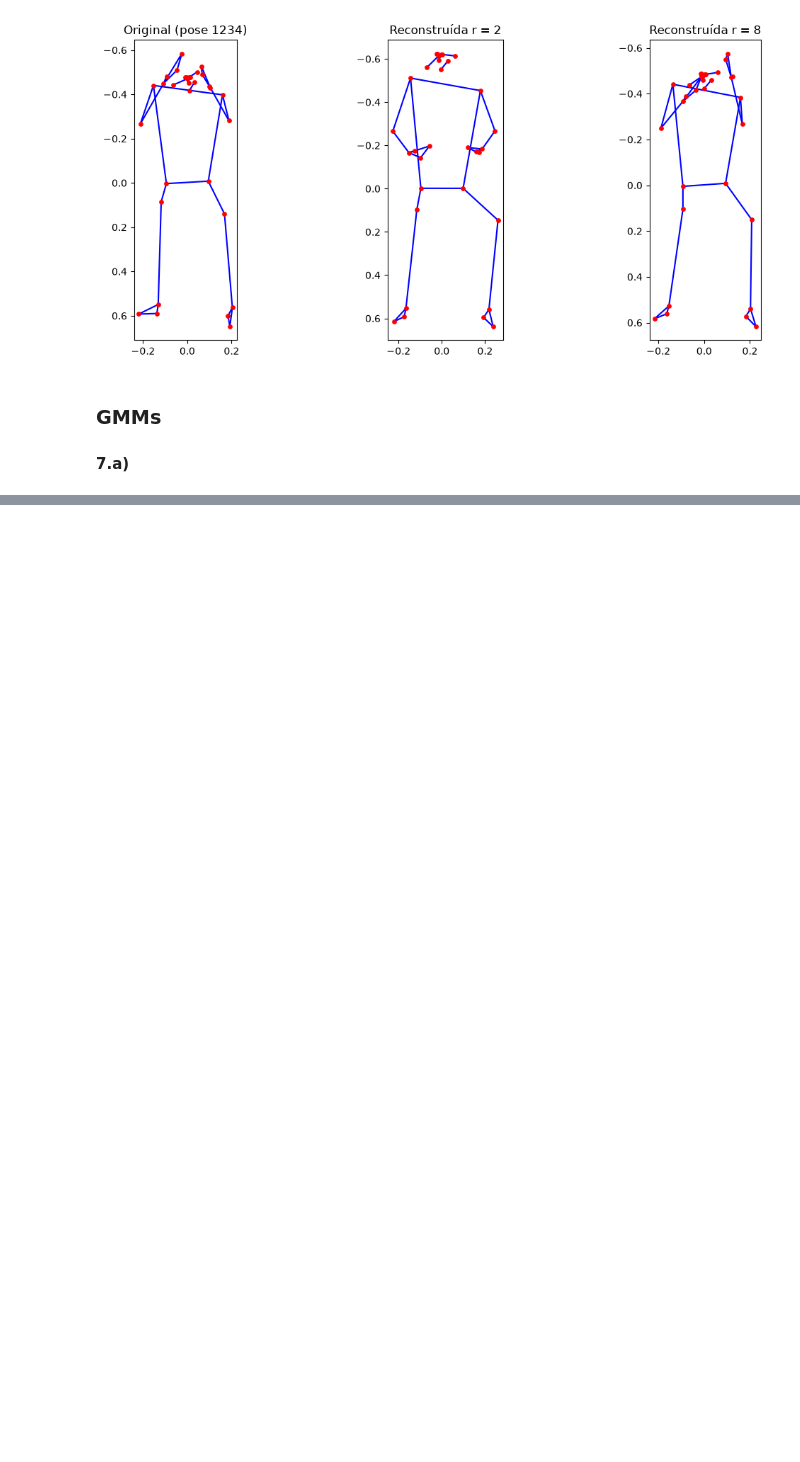
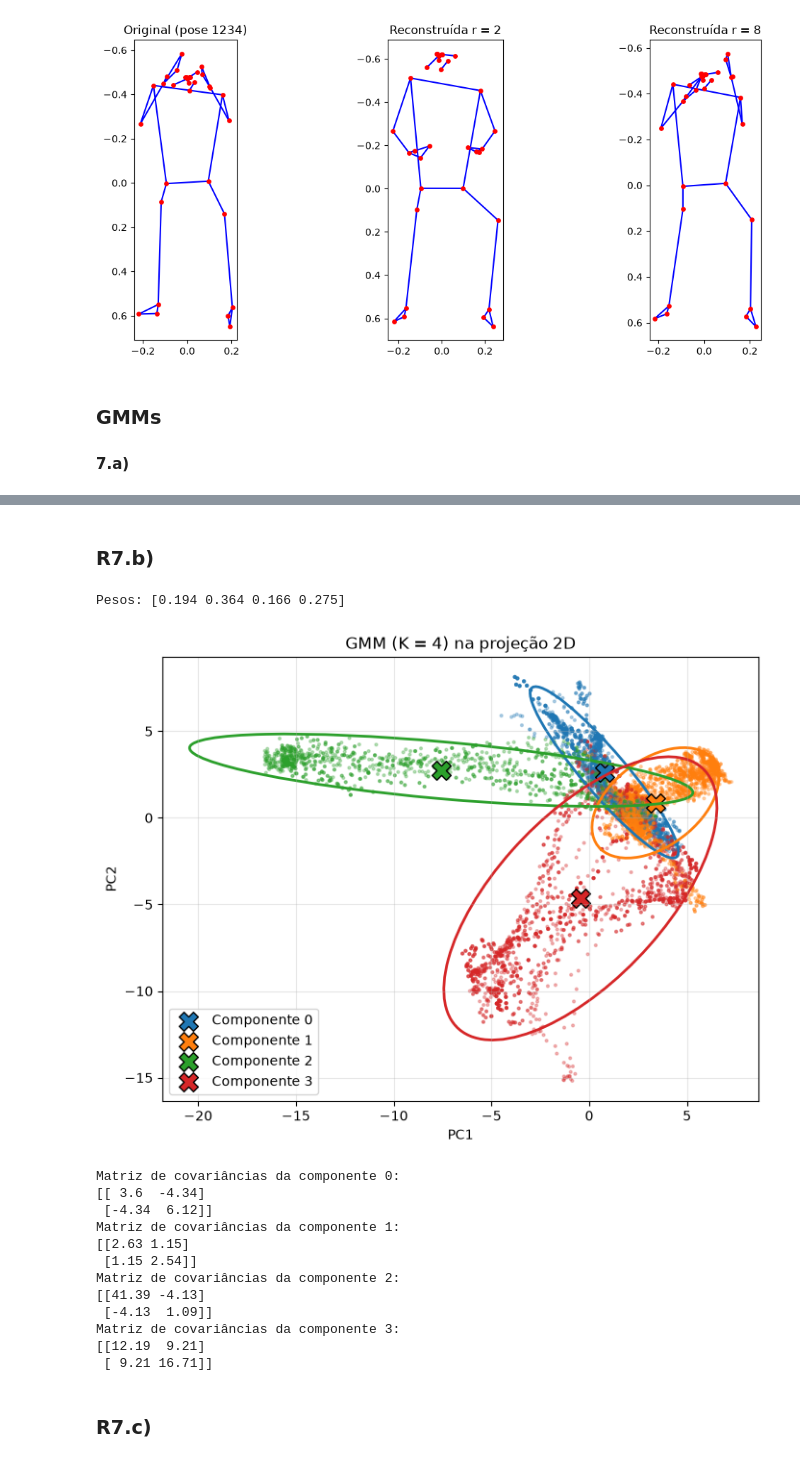
Before and after one commit to Ribz4306/LAB-IAAUT, a Jupyter notebook: lab1.ipynb, the cells around one changed output, grey strips where cells are left out. Saved outputs shown, nothing was run; the diff lists cells and outputs as text; code cells hidden in the pictures; blank space fills up the shorter version.

```diff
--- a/lab1.ipynb
+++ b/lab1.ipynb
@@ -709 +716,54 @@ print("K com melhor silhouette:", Ks[np.argmax(sil)])
 K com melhor silhouette: 11
+# %% [markdown]
+### R7.b)
+# %%
+from matplotlib.patches import Ellipse
+
+def desenhar_elipse(ax, media, cov, n_std=2, **kwargs):
+    valores, vetores = np.linalg.eigh(cov)          # valores por ordem crescente
+    angulo = np.degrees(np.arctan2(vetores[1, -1], vetores[0, -1]))
+    largura = 2 * n_std * np.sqrt(valores[-1])      # eixo maior
+    altura  = 2 * n_std * np.sqrt(valores[0])       # eixo menor
+    ax.add_patch(Ellipse(media, largura, altura, angle=angulo, **kwargs))
+
+K_gmm = 4   # numero centroides escolhidos
+gmm = GaussianMixture(n_components=K_gmm, covariance_type='full',
+                      n_init=10, random_state=0).fit(Z95)
+labels_gmm = gmm.predict(Z95)
+print("Pesos:", gmm.weights_.round(3))      # fração das poses que o modelo atribui a cada componente
+
+colors = plt.cm.tab10(np.arange(K_gmm))
+fig, ax = plt.subplots(figsize=(8, 6))
+ax.scatter(Z95[:, 0], Z95[:, 1], c=colors[labels_gmm], s=4, alpha=0.3)
+
+for k in range(K_gmm):
+    media = gmm.means_[k, :2]
+    cov = gmm.covariances_[k, :2, :2]
+    desenhar_elipse(ax, media, cov, n_std=2,edgecolor=colors[k], facecolor='none', lw=2)
+    ax.scatter(*media, color=colors[k], marker='X', s=200,edgecolor='black', label=f'Componente {k}')
+
+ax.set(xlabel='PC1', ylabel='PC2', title='GMM (K = 4) na projeção 2D')
+ax.legend(); ax.grid(alpha=0.3)
+plt.show()
+
+# Print das matrizes de covariancias
+for k in range(K_gmm):
+    print(f'Matriz de covariâncias da componente {k}:')
+    print(gmm.covariances_[k, :2, :2].round(2))
+# %% [output]
+Pesos: [0.194 0.364 0.166 0.275]
+[figure, added]
+Matriz de covariâncias da componente 0:
+[[ 3.6  -4.34]
+ [-4.34  6.12]]
+Matriz de covariâncias da componente 1:
+[[2.63 1.15]
+ [1.15 2.54]]
+Matriz de covariâncias da componente 2:
+[[41.39 -4.13]
+ [-4.13  1.09]]
+Matriz de covariâncias da componente 3:
+[[12.19  9.21]
+ [ 9.21 16.71]]
+# %% [markdown]
+### R7.c)
```
Also changed, not shown: parts of 7 cells of this notebook, 4 other files.
